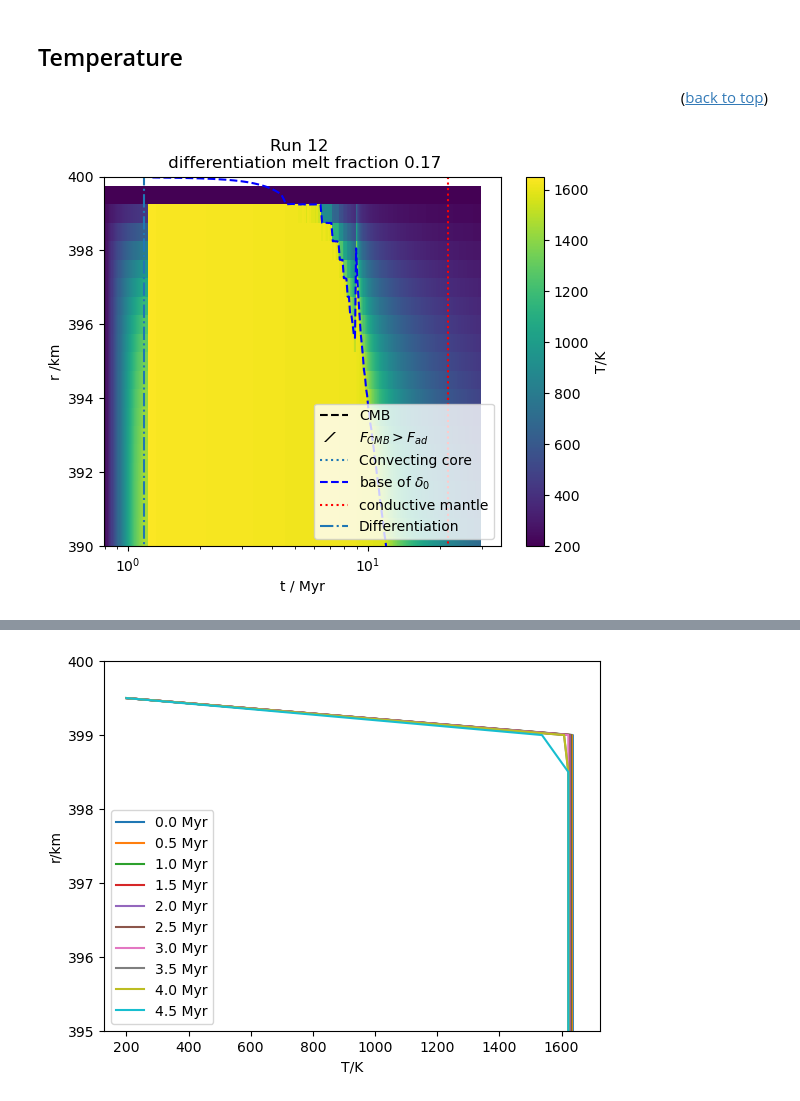
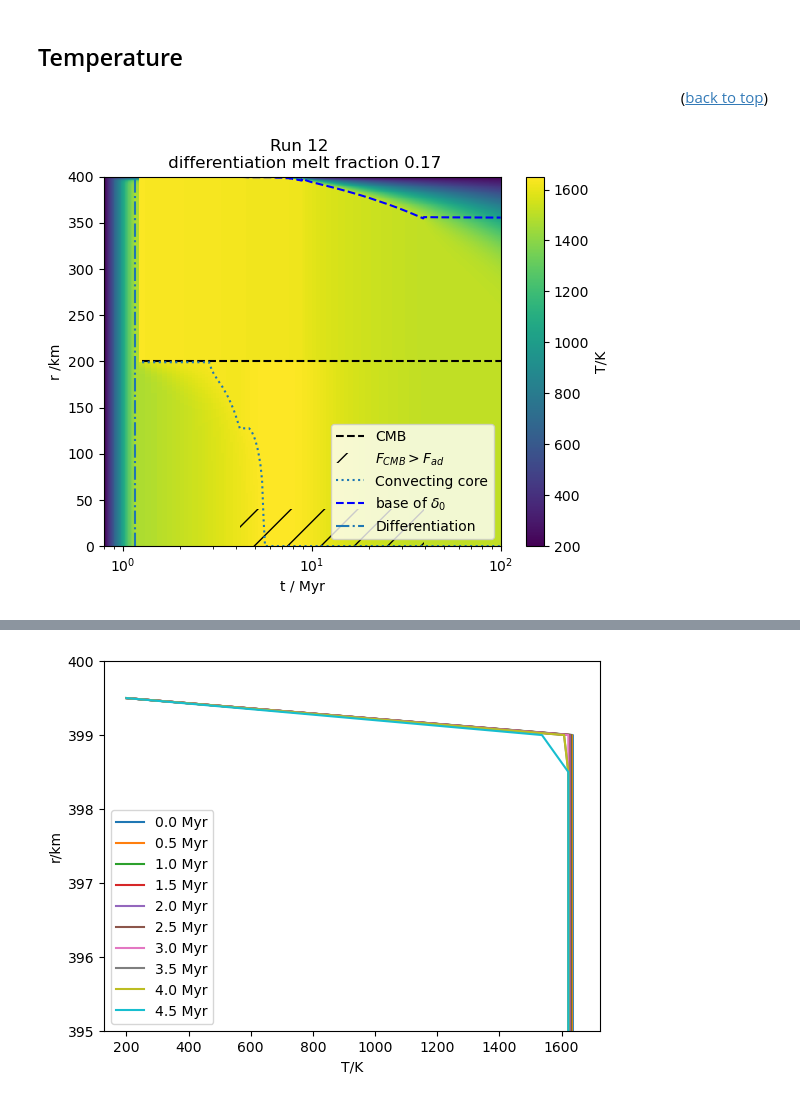
Before and after one commit to Hannah-RS/planetesimal-magnetic-history, a Jupyter notebook: Version4/plot_combined.ipynb, the cells around one changed output, grey strips where cells are left out. Cells and saved outputs as stored; diff of their text form; code cells hidden in the pictures.

```diff
--- a/Version4/plot_combined.ipynb
+++ b/Version4/plot_combined.ipynb
@@ -28,7 +28,7 @@ Choose run and whether you want to save figure
 # %%
 run=12
 save = False # do you want to save your figures?
-conduction = True #does the mantle switch to conduction
+conduction = False #does the mantle switch to conduction
 # %% [markdown]
 Load npz files for differentiation
 # %%
@@ -154,24 +155,25 @@ for ind in min_unstable:
 rc = r/2
 # %%
 plt.figure()
-plt.pcolormesh(t_plot_all[:-2],rplot,Tall[:,:-2],shading = 'nearest') # use same vmin and vmax as other plots to make them comparable
+plt.pcolormesh(t_plot_all,rplot,Tall,shading = 'nearest') # use same vmin and vmax as other plots to make them comparable
 plt.hlines(rc/1e3,min(t/Myr),max(tall/Myr),linestyle='--',color='black',label='CMB')
 plt.fill_betweenx([0,rc/5e3],t[np.where(Fcmb>Fad)[0]][0]/Myr,t[np.where(Fcmb>Fad)[0]][-1]/Myr,alpha=0,hatch='/',label='$F_{CMB}>F_{ad}$')
 plt.plot(t/Myr,r_unstable,linestyle='dotted',label='Convecting core')
 if conduction == True:
     plt.plot(t[t/Myr<=cond_t]/Myr,(r-d0[t/Myr<=cond_t])/1e3,linestyle='dashed',label='base of $\delta_0$',color='blue')
     plt.vlines(t[t/Myr<=cond_t][-1]/Myr,r/1e3,rc/1e3,linestyle='dotted',label='conductive mantle',color='red')
 else:
     plt.plot(t/Myr,(r-d0)/1e3,linestyle='dashed',label='base of $\delta_0$',color='blue')
 plt.ylabel('r /km')
 plt.xlabel('t / Myr')
-plt.ylim([(r-10000)/1e3,r/1e3])
+#plt.ylim([(r-10000)/1e3,r/1e3])
+plt.ylim([0,r/1e3])
 plt.vlines(tdiff[-1]/Myr,0,r/1e3,linestyle='-.',label='Differentiation')
 plt.colorbar(label='T/K')
 plt.title(f'Run {run} \n differentiation melt fraction {(diff_T-1400)/400:.2f}')
 plt.xscale('log')
 plt.legend(loc='lower right')
 if save == True:
     plt.savefig(f'Plots/Tall_run{run}.png')
 # %% [output]
-[figure, old version]
+[figure, new version]
```
Also changed, not shown: parts of 14 cells of this notebook, 5 other files.
